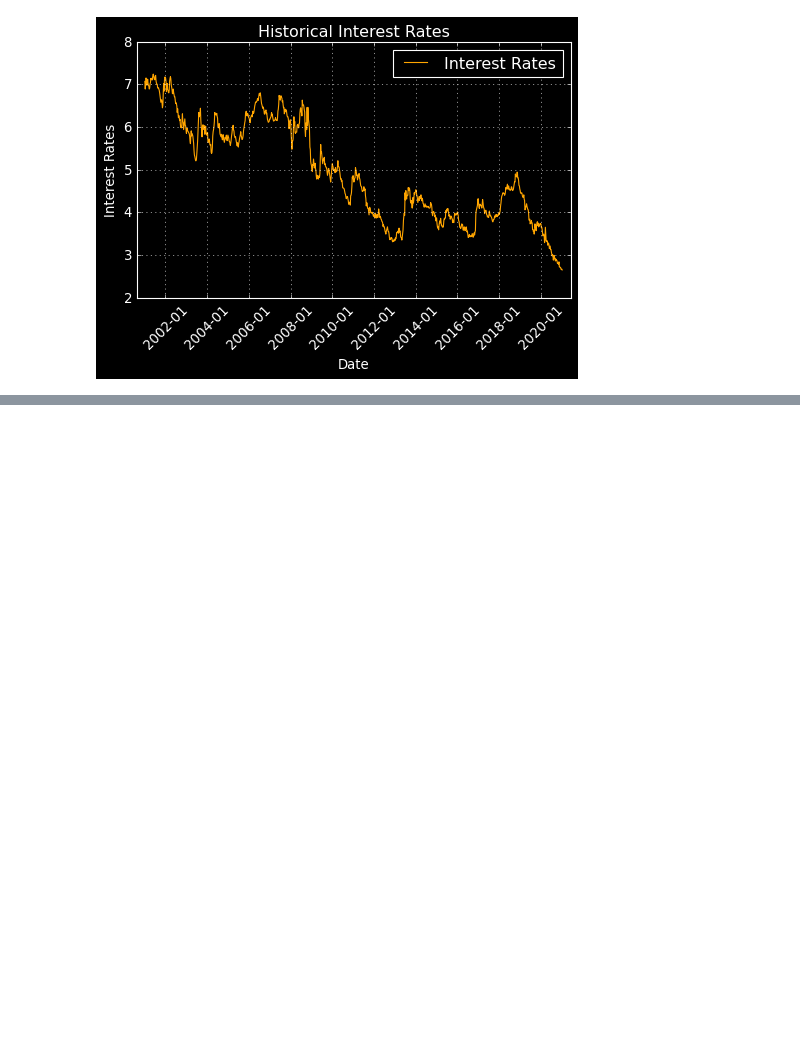
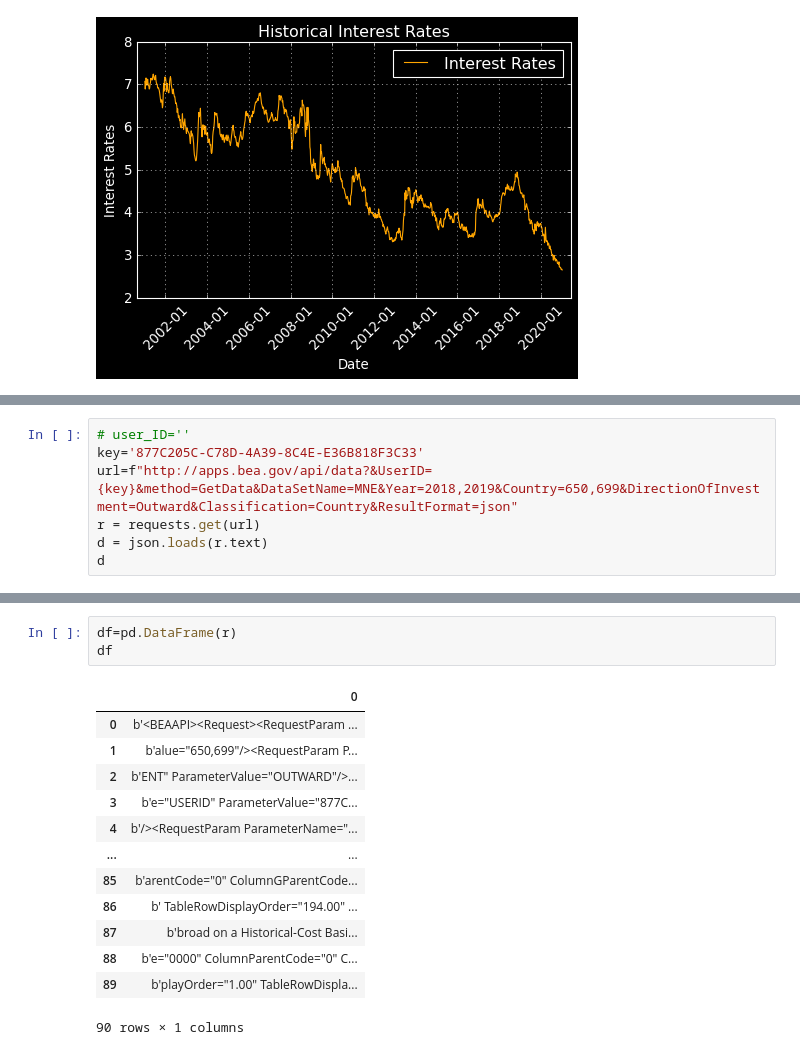
Before and after one commit to Jamals211/Realtors_Need_Closure, a Jupyter notebook: Data_Import.ipynb, the cells around one changed output, grey strips where cells are left out. Cells and saved outputs as stored; diff of their text form; blank space fills up the shorter version.

Commit message:
updating new data

```diff
--- a/Data_Import.ipynb
+++ b/Data_Import.ipynb
@@ -430,0 +497,7 @@ plt.savefig("InterestRates.png", bbox_inches='tight')
+# %%
+# user_ID=''
+key='877C205C-C78D-4A39-8C4E-E36B818F3C33'
+url=f"http://apps.bea.gov/api/data?&UserID={key}&method=GetData&DataSetName=MNE&Year=2018,2019&Country=650,699&DirectionOfInvestment=Outward&Classification=Country&ResultFormat=json"
+r = requests.get(url)
+d = json.loads(r.text)
+d
@@ -430,0 +522,17 @@ plt.savefig("InterestRates.png", bbox_inches='tight')
+# %%
+df=pd.DataFrame(r)
+df
+# %% [output]
+|  | 0 |
+| 0 | b'<BEAAPI><Request><RequestParam ... |
+| 1 | b'alue="650,699"/><RequestParam P... |
+| 2 | b'ENT" ParameterValue="OUTWARD"/>... |
+| 3 | b'e="USERID" ParameterValue="877C... |
+| 4 | b'/><RequestParam ParameterName="... |
+| ... | ... |
+| 85 | b'arentCode="0" ColumnGParentCode... |
+| 86 | b' TableRowDisplayOrder="194.00" ... |
+| 87 | b'broad on a Historical-Cost Basi... |
+| 88 | b'e="0000" ColumnParentCode="0" C... |
+| 89 | b'playOrder="1.00" TableRowDispla... |
+90 rows × 1 columns
```
Also changed, not shown: parts of 10 cells of this notebook.
